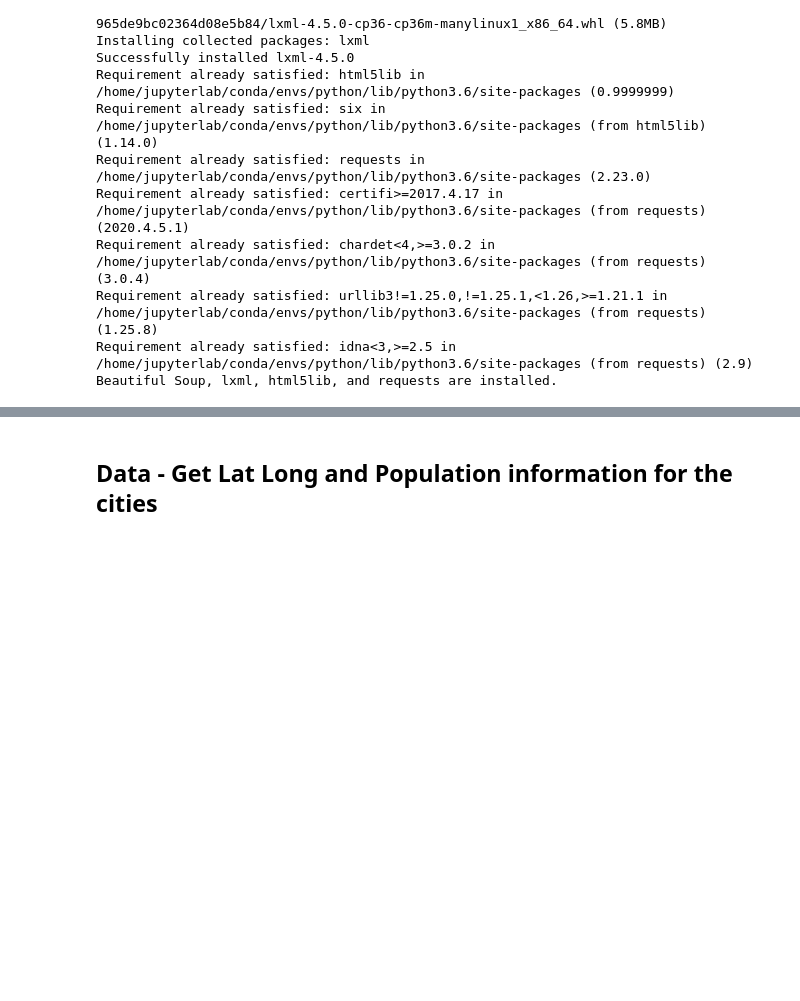
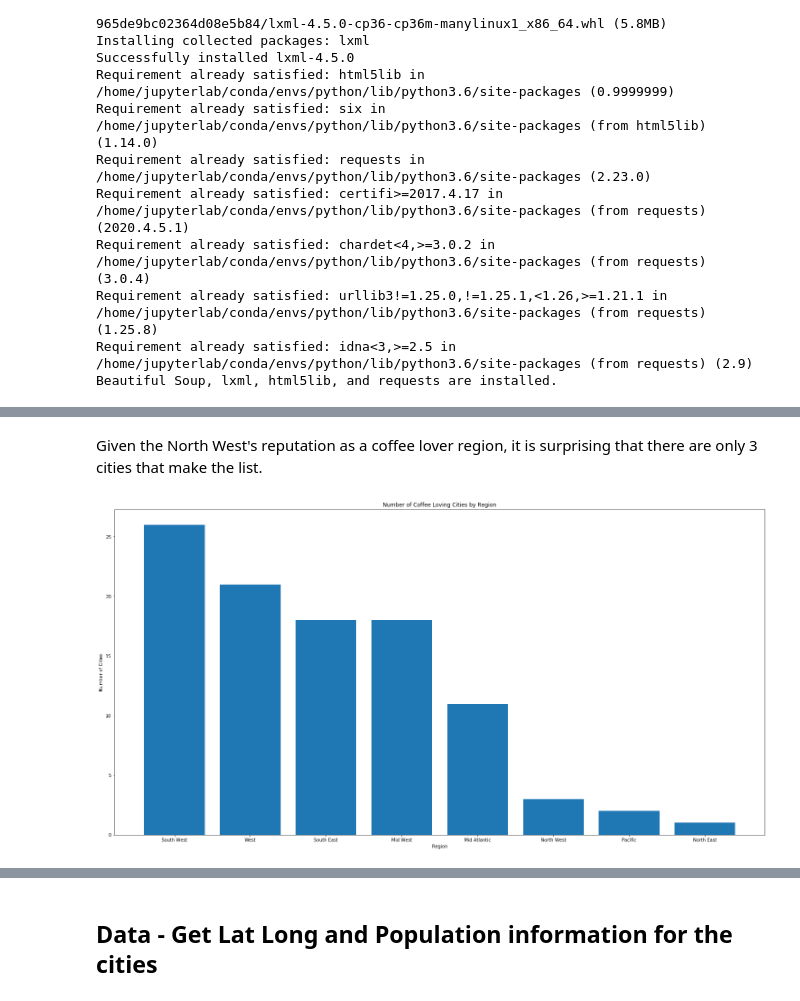
Before and after one commit to tylerw8/Coursera_Data_Science_Certificate_Capstone, a Jupyter notebook: TW_DS_Capstone_Final.ipynb, the cells around one changed output, grey strips where cells are left out. Saved outputs shown, nothing was run; the diff lists cells and outputs as text; code cells hidden in the pictures; blank space fills up the shorter version.

```diff
--- a/TW_DS_Capstone_Final.ipynb
+++ b/TW_DS_Capstone_Final.ipynb
@@ -82,0 +130,16 @@ Beautiful Soup, lxml, html5lib, and requests are installed.
+# %% [markdown]
+Given the North West's reputation as a coffee lover region, it is surprising that there are only 3 cities that make the list.
+# %%
+# Pie chart of the regional counts from example found at https://www.tutorialspoint.com/matplotlib/matplotlib_bar_plot.htm
+fig = plt.figure(figsize=(20,10))
+ax = fig.add_axes([0,0,1,1])
+
+Regions = ['South West', 'West', 'South East', 'Mid West', 'Mid Atlantic', 'North West', 'Pacific', 'North East']
+Cities = [26, 21, 18, 18, 11, 3, 2, 1]
+ax.bar(Regions,Cities)
+ax.set_ylabel('Number of Cities')
+ax.set_xlabel('Region')
+ax.set_title('Number of Coffee Loving Cities by Region')
+plt.show()
+# %% [output]
+[figure, added]
```
Also changed, not shown: parts of 27 cells of this notebook, 4 other files.
